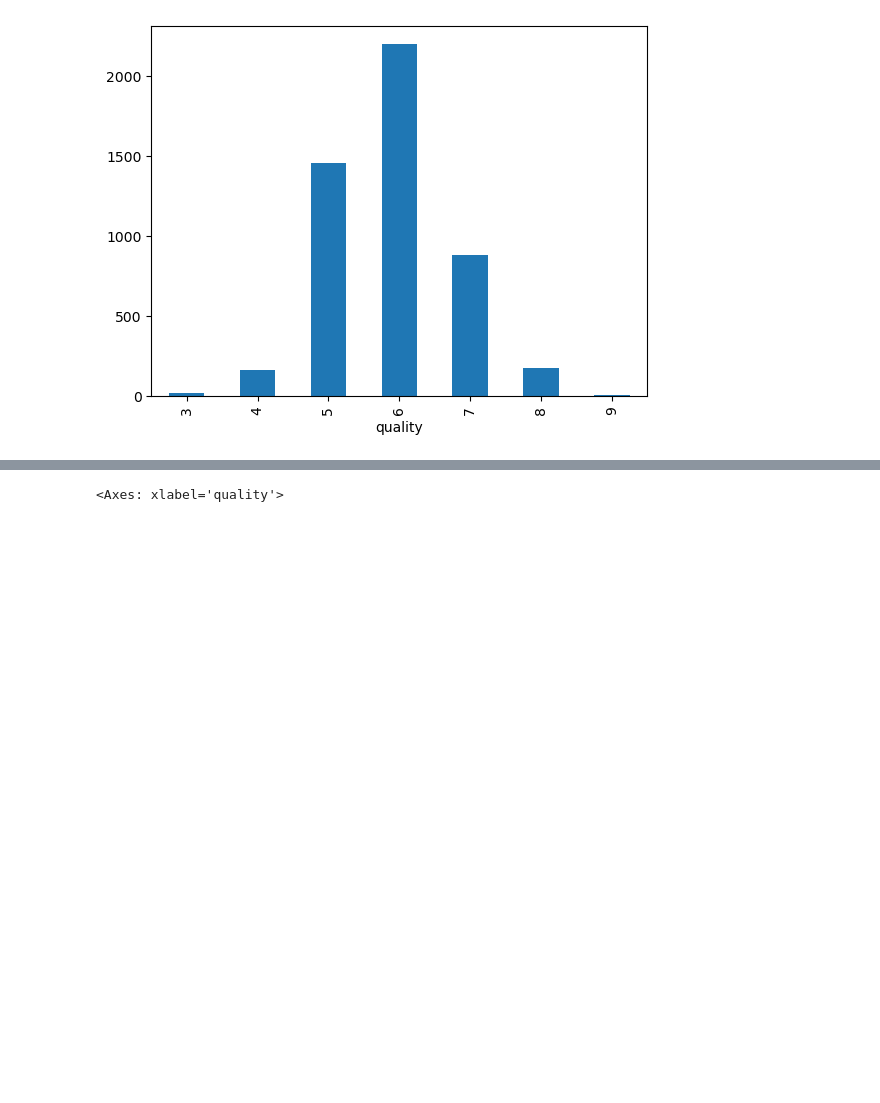
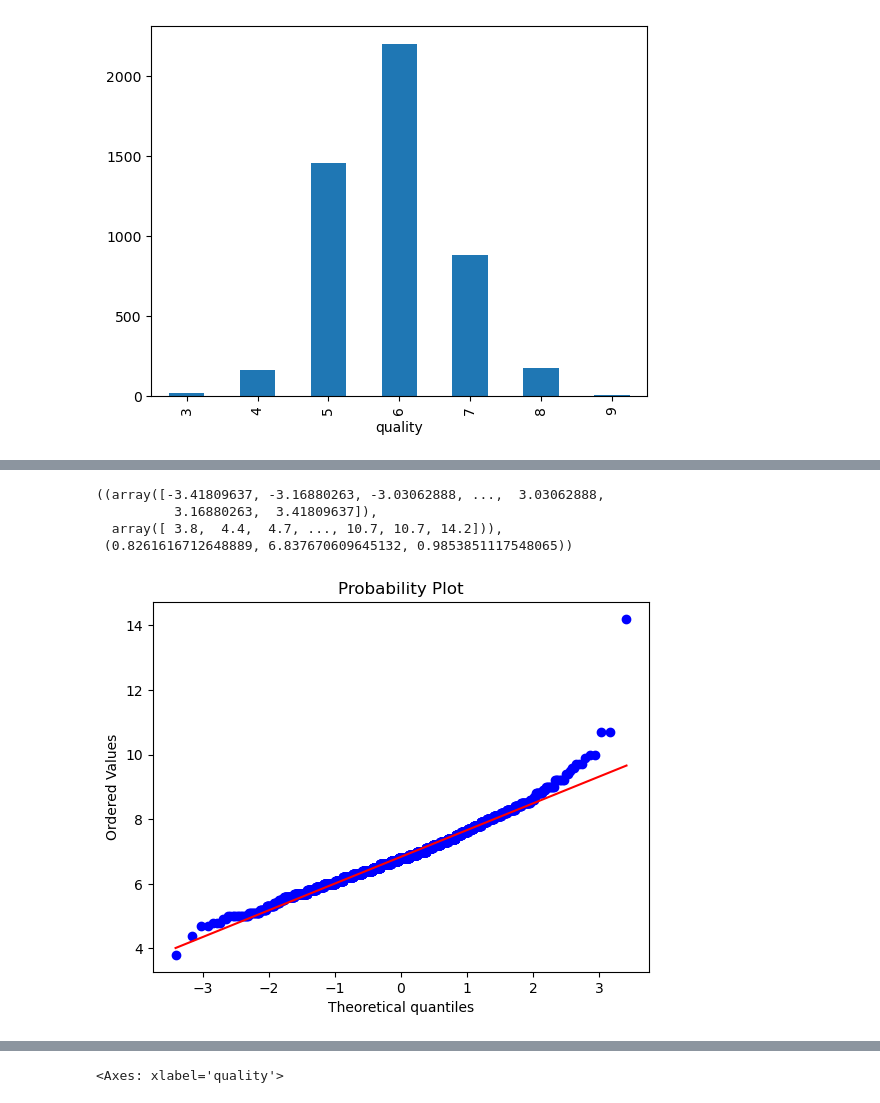
Before and after one commit to DamianB-BitFlipper/wine_quality, a Jupyter notebook: notebooks/white_wine_exploration.ipynb, the cells around one changed output, grey strips where cells are left out. Saved outputs shown, nothing was run; the diff lists cells and outputs as text; code cells hidden in the pictures; blank space fills up the shorter version.

```diff
--- a/notebooks/white_wine_exploration.ipynb
+++ b/notebooks/white_wine_exploration.ipynb
@@ -57,0 +79,9 @@ dataset_df.groupby('quality').size().plot(kind="bar")
+# %%
+mask = dataset_df['quality'] == 6
+stats.probplot(dataset_df[mask]['fixed acidity'], dist="norm", plot=plt)
+# %% [output]
+((array([-3.41809637, -3.16880263, -3.03062888, ...,  3.03062888,
+          3.16880263,  3.41809637]),
+  array([ 3.8,  4.4,  4.7, ..., 10.7, 10.7, 14.2])),
+ (0.8261616712648889, 6.837670609645132, 0.9853851117548065))
+[figure, added]
```
Also changed, not shown: parts of 13 cells of this notebook, 2 other files.
